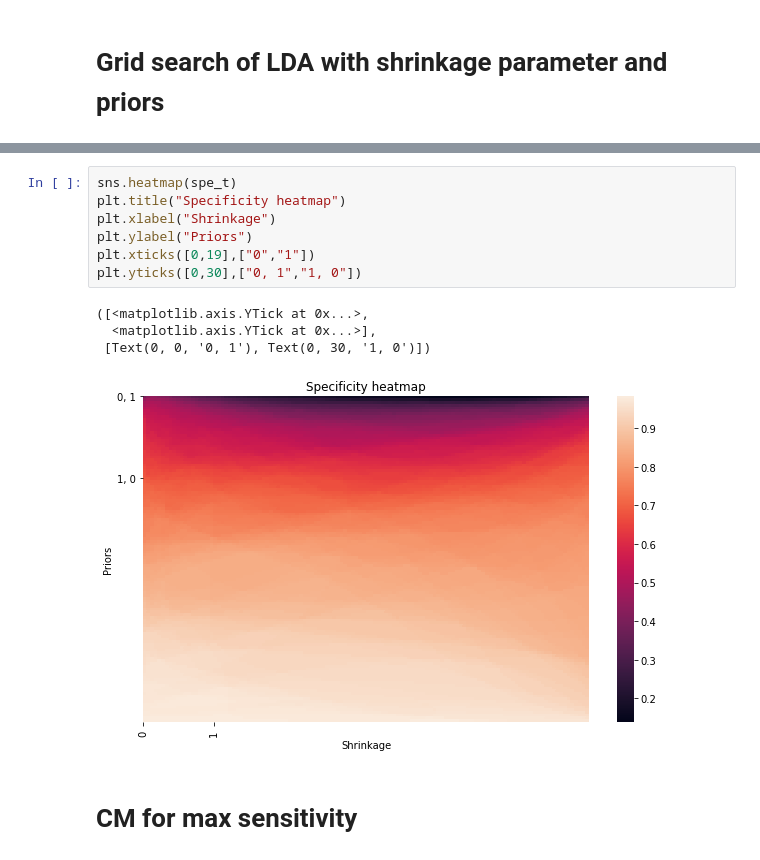
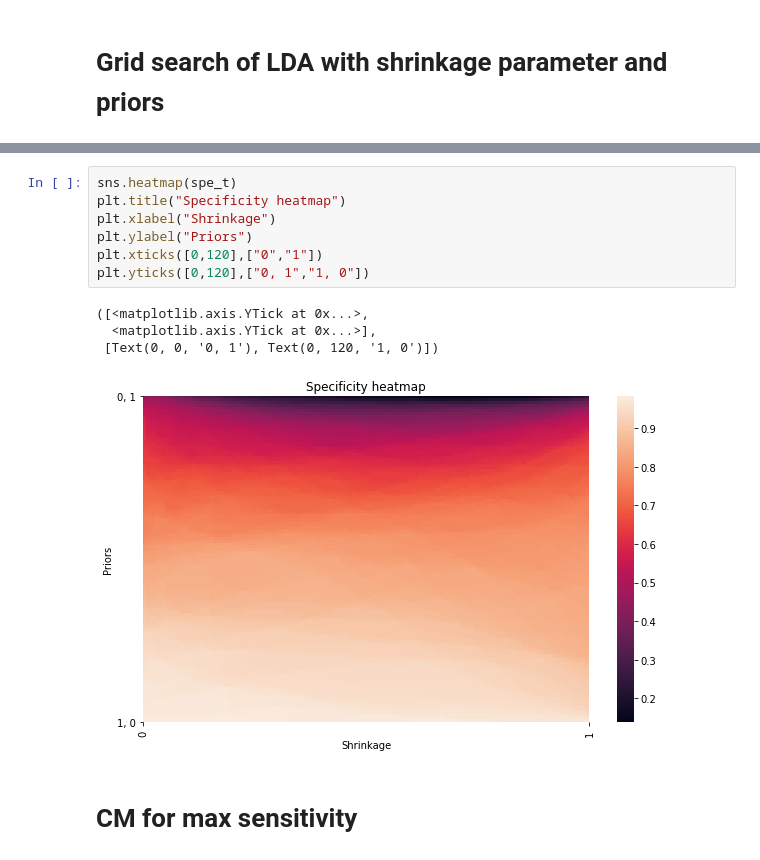
Before and after one commit to StephaneGcrd/CDI_case_2, a Jupyter notebook: LDA.ipynb, the cells around one changed output, grey strips where cells are left out. Drawn from its saved outputs; the diff is of its cells as text.

```diff
--- a/LDA.ipynb
+++ b/LDA.ipynb
@@ -523,15 +523,15 @@ plt.yticks([0,30],["0, 1","1, 0"])
 # %%
 sns.heatmap(spe_t)
 plt.title("Specificity heatmap")
 plt.xlabel("Shrinkage")
 plt.ylabel("Priors")
-plt.xticks([0,19],["0","1"])
-plt.yticks([0,30],["0, 1","1, 0"])
+plt.xticks([0,120],["0","1"])
+plt.yticks([0,120],["0, 1","1, 0"])
 # %% [output]
 ([<matplotlib.axis.YTick at 0x...>,
   <matplotlib.axis.YTick at 0x...>],
- [Text(0, 0, '0, 1'), Text(0, 30, '1, 0')])
+ [Text(0, 0, '0, 1'), Text(0, 120, '1, 0')])
-[figure, old version]
+[figure, new version]
 # %% [markdown]
 # CM for max sensitivity
 # %%
```
Also changed, not shown: parts of 3 cells of this notebook, 1 other file.
